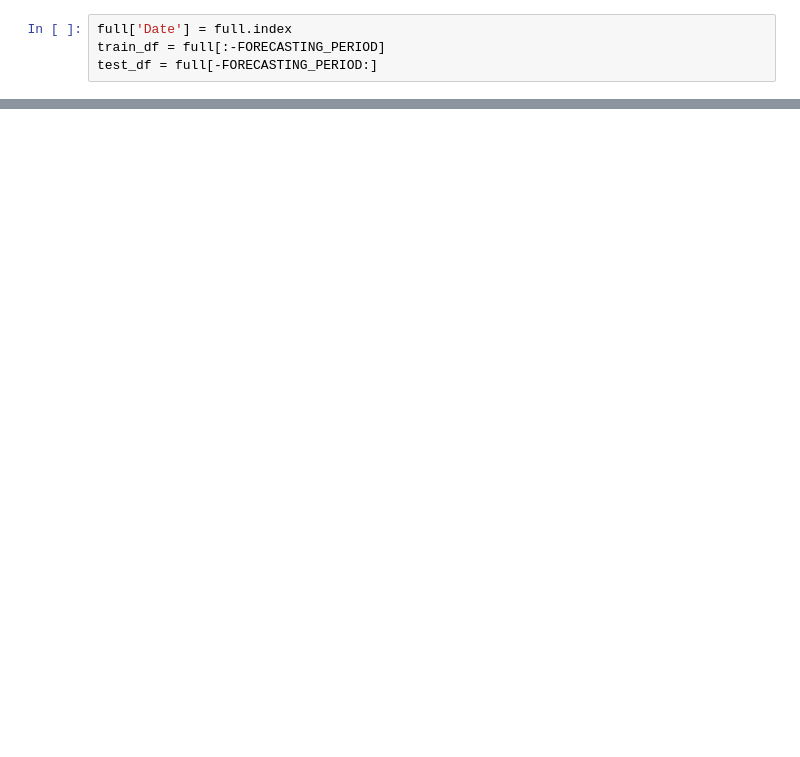
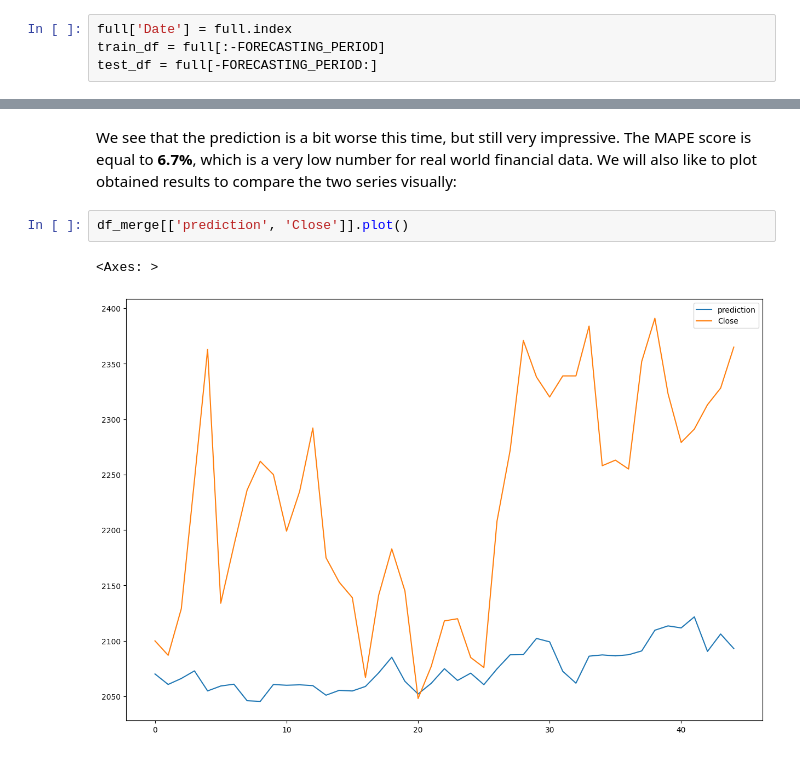
Before and after one commit to afoster28/ml_fin2, a Jupyter notebook: Tokyo_Stock_Prices_A_Foster,_M_Staniszewski.ipynb, the cells around one changed output, grey strips where cells are left out. Cells and saved outputs as stored; diff of their text form; blank space fills up the shorter version.

```diff
--- a/Tokyo_Stock_Prices_A_Foster,_M_Staniszewski.ipynb
+++ b/Tokyo_Stock_Prices_A_Foster,_M_Staniszewski.ipynb
@@ -505,0 +467,7 @@ MAPE: 0.019
+# %% [markdown]
+We see that the prediction is a bit worse this time, but still very impressive. The MAPE score is equal to **6.7%**, which is a very low number for real world financial data. We will also like to plot obtained results to compare the two series visually:
+# %%
+df_merge[['prediction', 'Close']].plot()
+# %% [output]
+<Axes: >
+[figure, added]
```
Also changed, not shown: parts of 18 cells of this notebook, 1 other file.
